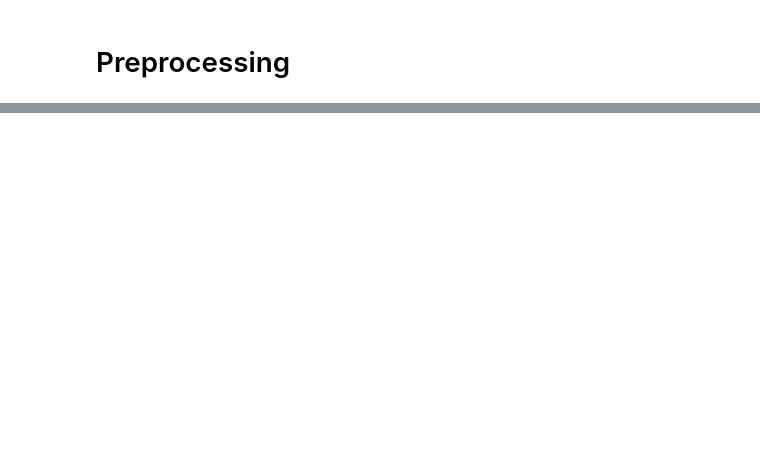
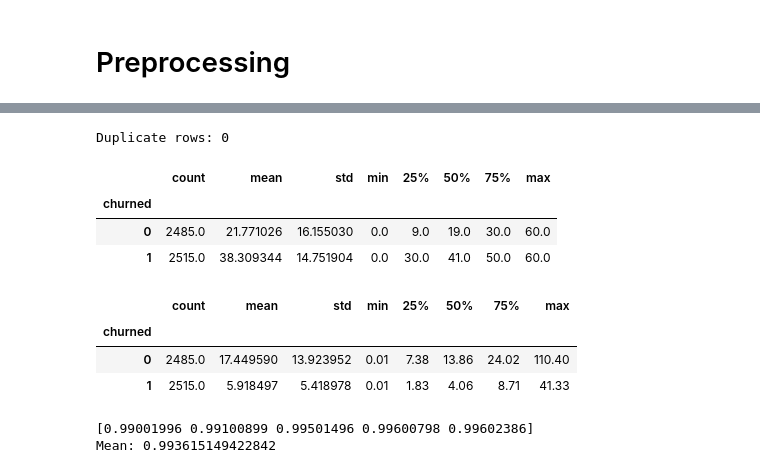
Before and after one commit to kartikkumarofficial/Netflix_Churn_Prediction_Model, a Jupyter notebook: notebooks/churn_prediction_model.ipynb, the cells around one changed output, grey strips where cells are left out. Cells and saved outputs as stored; diff of their text form; code cells hidden in the pictures; blank space fills up the shorter version.

```diff
--- a/notebooks/churn_prediction_model.ipynb
+++ b/notebooks/churn_prediction_model.ipynb
@@ -93,0 +220,27 @@ pipeline = Pipeline(
+# %%
+print("Duplicate rows:", df.duplicated().sum())
+# %% [output]
+Duplicate rows: 0
+# %%
+df.groupby("churned")["last_login_days"].describe()
+# %% [output]
+|  | count | mean | std | min | 25% | 50% | 75% | max |
+| churned |  |  |  |  |  |  |  |  |
+| 0 | 2485.0 | 21.771026 | 16.155030 | 0.0 | 9.0 | 19.0 | 30.0 | 60.0 |
+| 1 | 2515.0 | 38.309344 | 14.751904 | 0.0 | 30.0 | 41.0 | 50.0 | 60.0 |
+# %%
+df.groupby("churned")["watch_hours"].describe()
+# %% [output]
+|  | count | mean | std | min | 25% | 50% | 75% | max |
+| churned |  |  |  |  |  |  |  |  |
+| 0 | 2485.0 | 17.449590 | 13.923952 | 0.01 | 7.38 | 13.86 | 24.02 | 110.40 |
+| 1 | 2515.0 | 5.918497 | 5.418978 | 0.01 | 1.83 | 4.06 | 8.71 | 41.33 |
+# %%
+from sklearn.model_selection import cross_val_score
+
+scores = cross_val_score(pipeline, X, y, cv=5, scoring='f1')
+print(scores)
+print("Mean:", scores.mean())
+# %% [output]
+[0.99001996 0.99100899 0.99501496 0.99600798 0.99602386]
+Mean: 0.993615149422842
```
Also changed, not shown: parts of 24 cells of this notebook.
